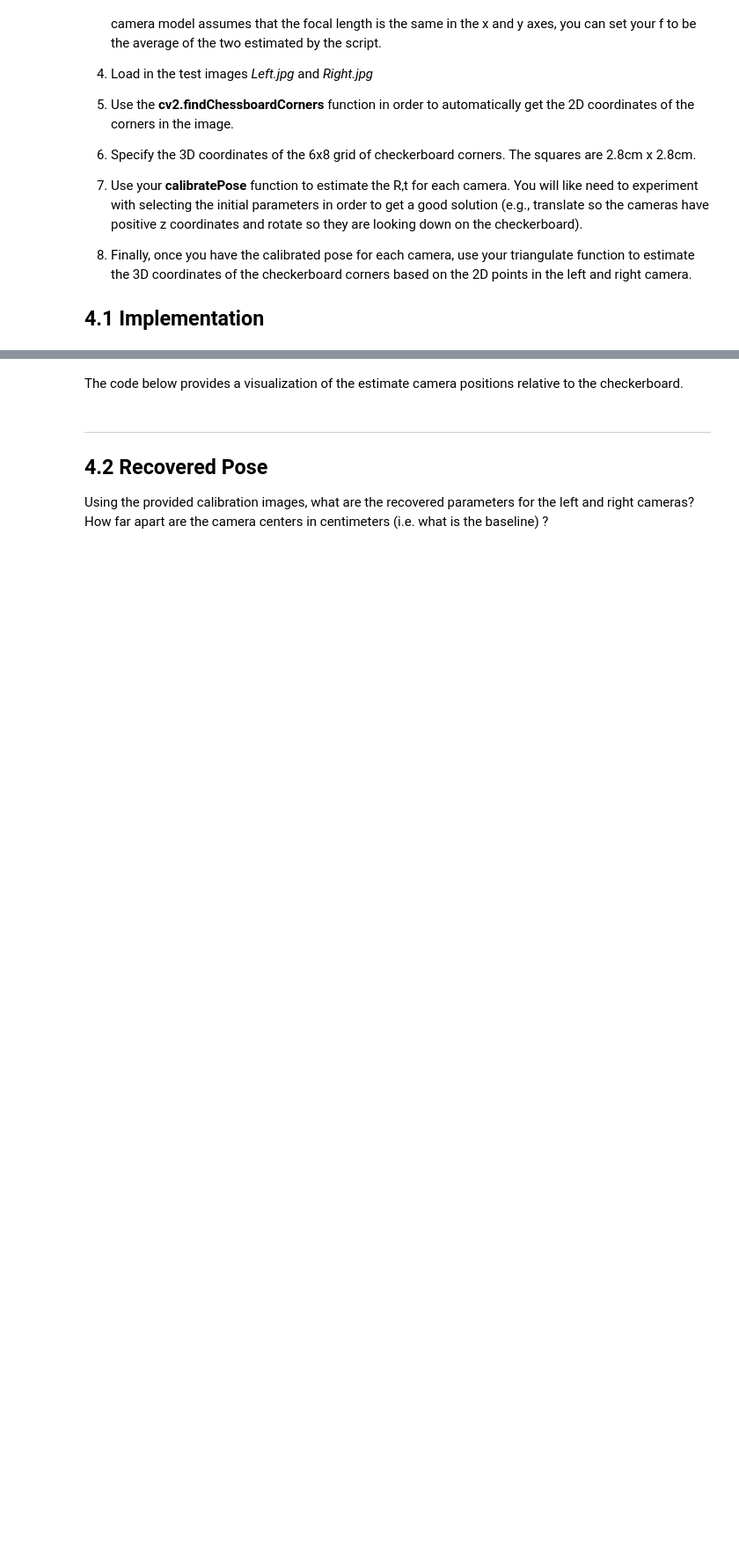
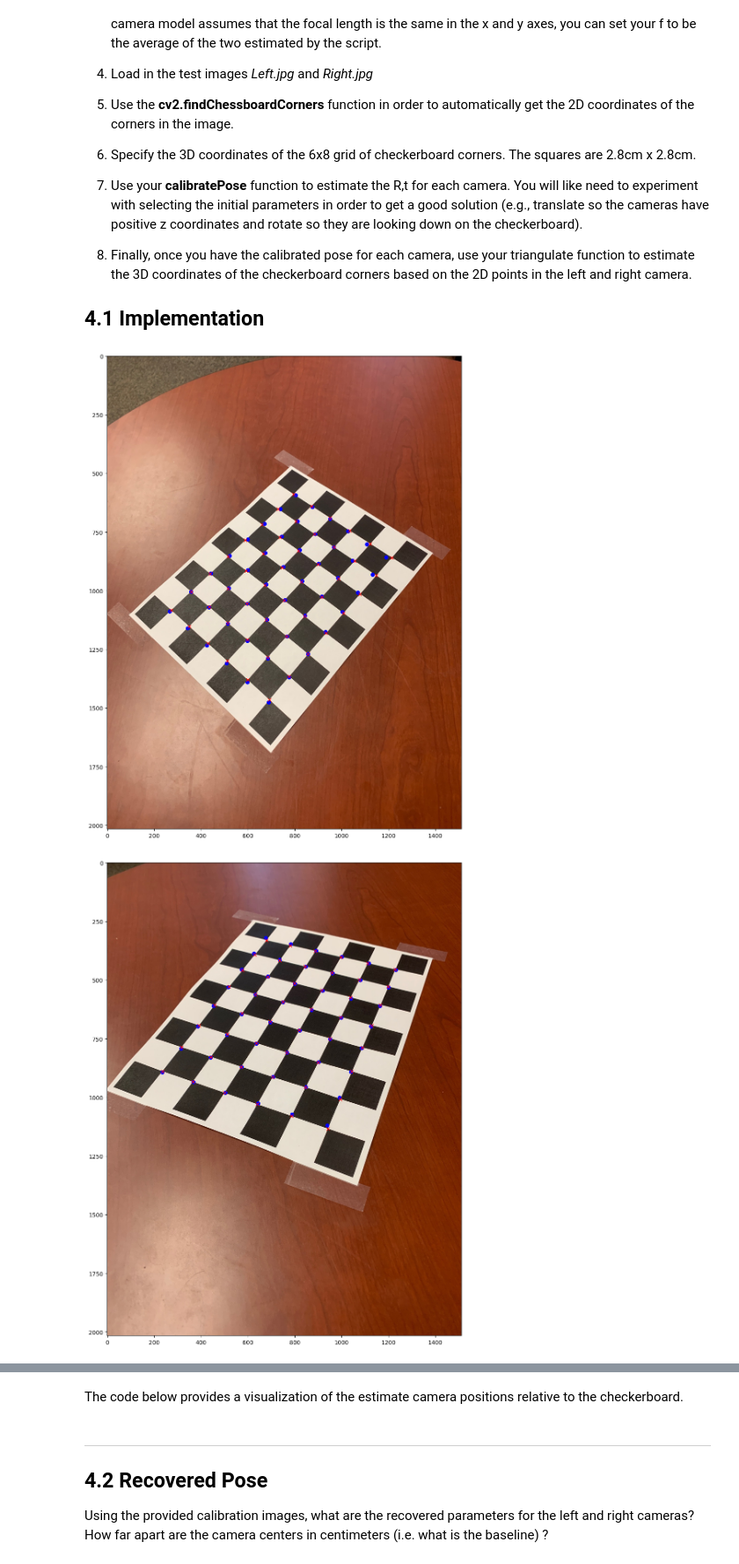
Before and after one commit to trantripaul/Computer_Vision, a Jupyter notebook: Assignment3/as3b.ipynb, the cells around one changed output, grey strips where cells are left out. Shown at 88% size. Drawn from its saved outputs; the diff is of its cells as text; code cells hidden in the pictures; blank space fills up the shorter version.

```diff
--- a/Assignment3/as3b.ipynb
+++ b/Assignment3/as3b.ipynb
@@ -876,17 +561,23 @@ def triangulate(pts2L,camL,pts2R,camR):
     return pts3
 # %%
 import cv2
-
+import pickle
 # load in the intrinsic camera parameters
 
-#fid = open('calibration.pickle','rb')
-#calib = pickle.load(fid)
-#fid.close()
+fid = open('calibrationL.pickle','rb')
+calibL = pickle.load(fid)
+fid.close()
+
+fid = open('calibrationR.pickle','rb')
+calibR = pickle.load(fid)
+fid.close()
+
 
 # create Camera objects representing the left and right cameras
 # use the known intrinsic parameters you loaded in.
-camL = #...
-camR = #...
+
+camL = Camera(f=0.5*(calibL['fx']+calibL['fy']),c=np.array([[calibL['cx'],calibL['cy']]]).T,t=np.array([calibL['dist']]).T, R=makerotation(0,0,0))
+camR = Camera(f=0.5*(calibR['fx']+calibR['fy']),c=np.array([[calibR['cx'],calibR['cy']]]).T,t=np.array([calibR['dist']]).T, R=makerotation(0,0,0))
 
 # load in the left and right images and find the coordinates of
 # the chessboard corners using OpenCV
@@ -910,32 +601,34 @@ pts3[1,:] = 2.8*xx.reshape(1,-1)
 # Now use your calibratePose function to get the extrinsic parameters
 # for the two images. You may need to experiment with the initialization
 # in order to get a good result
-paramsL_init = np.array([0,0,0,0,0,10])
-paramsR_init = np.array([0,0,0,0,0,10])
+paramsL_init = np.array([0,0,0,10,0,-10])
+paramsR_init = np.array([0,0,0,0,0,-10])
 
 camL = calibratePose(pts3,pts2L,camL,paramsL_init)
 camR = calibratePose(pts3,pts2R,camR,paramsR_init)
 
 # Finally, triangulate the checkerboard points based on the estimated camera pose
 pts3r = triangulate(pts2L,camL,pts2R,camR)
 
 # Display the reprojected points overlayed on the images
 plt.rcParams['figure.figsize']=[15,15]
 pts2Lp = camL.project(pts3)
 plt.imshow(imgL)
 plt.plot(pts2Lp[0,:],pts2Lp[1,:],'bo')
 plt.plot(pts2L[0,:],pts2L[1,:],'rx')
 plt.show()
 
 pts2Rp = camR.project(pts3)
 plt.imshow(imgR)
 plt.plot(pts2Rp[0,:],pts2Rp[1,:],'bo')
 plt.plot(pts2R[0,:],pts2R[1,:],'rx')
 plt.show()
 
 print(camL)
 print(camR)
 print(np.sqrt(np.sum((camL.t-camR.t)*(camL.t-camR.t))))
 
 print(np.mean(np.sqrt(np.sum((pts3r-pts3)*(pts3r-pts3),axis=0))))
 # %% [output]
+[figure, added]
+[figure, added]
```
Also changed, not shown: parts of 23 cells of this notebook, 3 other files.
